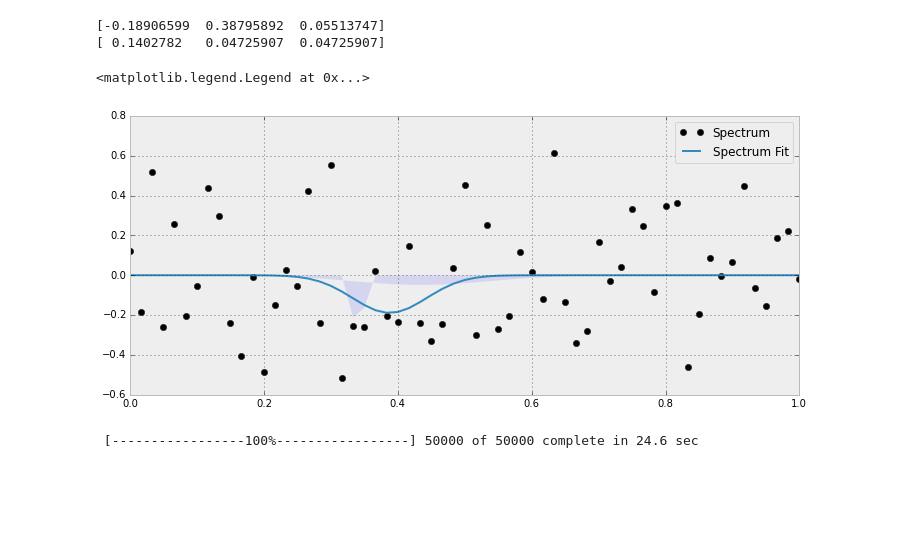
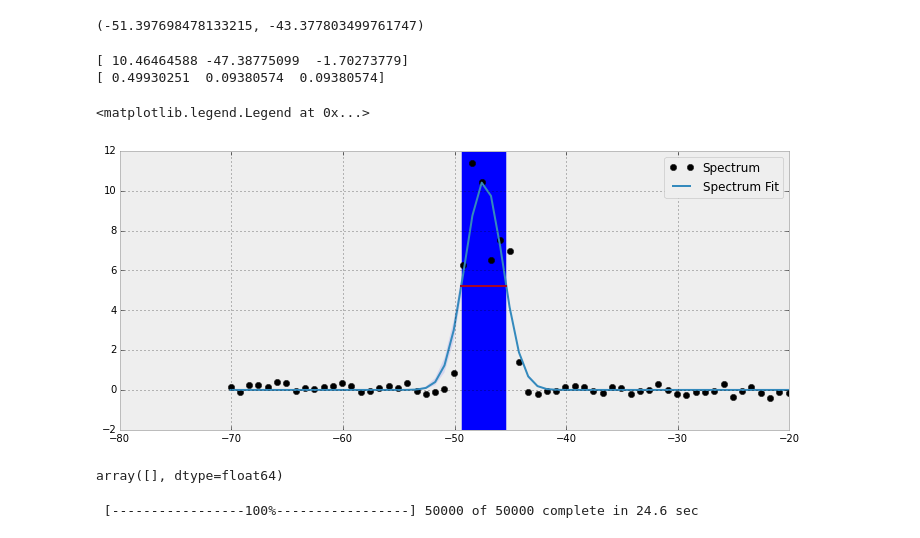
Before and after one commit to Mixpap/Ptyxiaki, a Jupyter notebook: Untitled0.ipynb, the cells around one changed output. Drawn from its saved outputs; the diff is of its cells as text; code cells hidden in the pictures; blank space fills up the shorter version.

```diff
--- a/Untitled0.ipynb
+++ b/Untitled0.ipynb
@@ -42,27 +140,41 @@ False
+# %%
+popt[1]-2.355*np.abs(popt[2]),popt[1]+2.355*np.abs(popt[2])
+# %% [output]
+(-51.397698478133215, -43.377803499761747)
 # %%
-m=C18
-ym,xm=102,551
-p0=[3.,0.5,0.1]
-xx=np.linspace(0,1,61)
+m=CO12
+ym,xm=225,142
+p0=[3.,-43.,0.8]
+#xx=np.linspace(0,1,61)
+xx=functions.velocity
 s=functions.Spectra(m,ym,xm)
 
-popt, pcov = curve_fit(functions.gaussian, xx, s,p0)
+popt, pcov = curve_fit(functions.gaussian, xx, s,p0=p0,
+                       diag=(0.01,0.1)
+                       )
 sd= np.sqrt(np.diag(pcov))
 print popt
 print sd
 
 plt.rcParams['figure.figsize'] = 12, 5
 plt.plot(xx,s,'ko',label='Spectrum')
 #plt.errorbar(xx,s,s_error)
 plt.plot(xx,functions.gaussian(xx,popt[0],popt[1],popt[2]),label='Spectrum Fit')
 plt.fill_between(xx,functions.gaussian(xx,popt[0]-sd[0],popt[1]-sd[1],popt[2]-sd[2]),functions.gaussian(xx,popt[0]+sd[0],popt[1]+sd[1],popt[2]+sd[2]),alpha=0.1)
+hline=np.arange(popt[1]-2.355*np.abs(popt[2])/2,popt[1]+2.355*np.abs(popt[2])/2,1)
+plt.plot(hline,np.ones(hline.shape)*popt[0]/2)
+plt.axvspan(popt[1]-2.355*np.abs(popt[2])/2,popt[1]+2.355*np.abs(popt[2])/2)
 
 plt.legend()
 # %% [output]
-[-0.18906599  0.38795892  0.05513747]
-[ 0.1402782   0.04725907  0.04725907]
+[ 10.46464588 -47.38775099  -1.70273779]
+[ 0.49930251  0.09380574  0.09380574]
 <matplotlib.legend.Legend at 0x...>
-[figure, old version]
+[figure, new version]
+# %%
+np.arange(popt[1]+2.355*np.abs(popt[2]),popt[1]-2.355*np.abs(popt[2]),0.5)
+# %% [output]
+array([], dtype=float64)
 # %%
 def model(x, s,s_error):
     a = pm.Uniform('a', 0.5,15.0)
```
Also changed, not shown: parts of 24 cells of this notebook, 3 other files.
